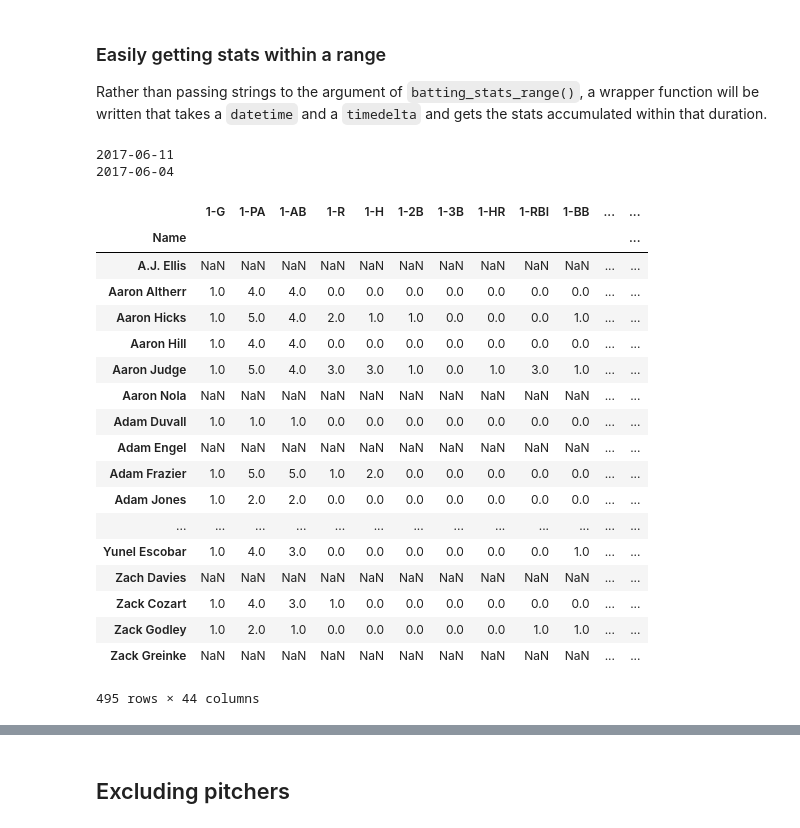
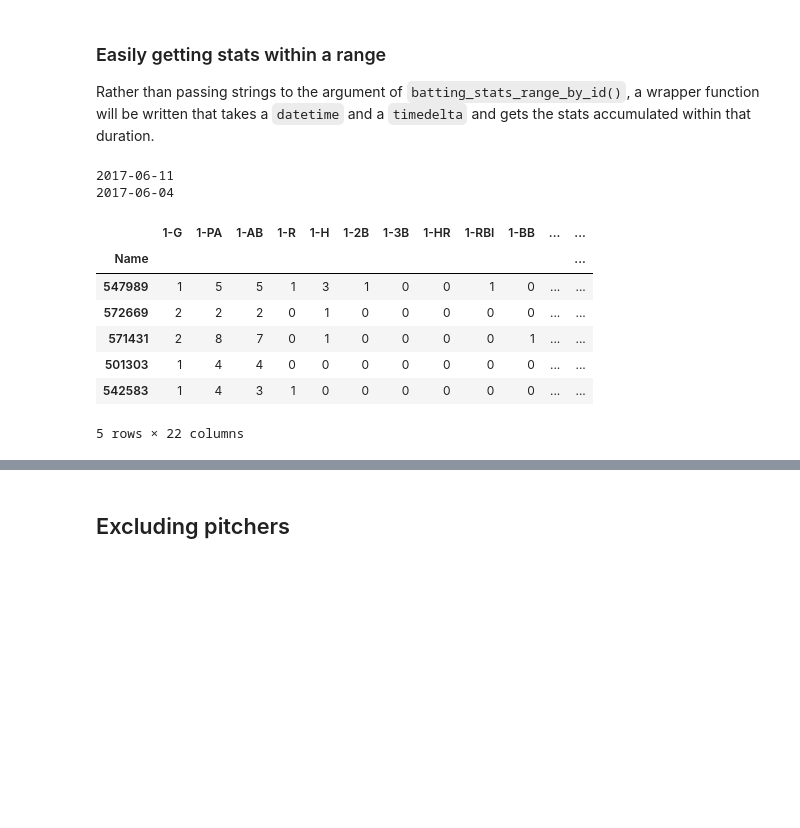
Before and after one commit to mdrews93/FantasyBaseball, a Jupyter notebook: Pybaseball-Exploration.ipynb, the cells around one changed output, grey strips where cells are left out. Drawn from its saved outputs; the diff is of its cells as text; code cells hidden in the pictures; blank space fills up the shorter version.

Commit message:
Completed data retrieval and started barebones analysis

```diff
--- a/Pybaseball-Exploration.ipynb
+++ b/Pybaseball-Exploration.ipynb
@@ -45,7 +46,7 @@ data.set_index("Name").join(get_fantasy_points(data).set_index("Name")).head()
 # %% [markdown]
 ### Easily getting stats within a range
 
-Rather than passing strings to the argument of `batting_stats_range()`, a wrapper function will be written that takes a `datetime` and a `timedelta` and gets the stats accumulated within that duration.
+Rather than passing strings to the argument of `batting_stats_range_by_id()`, a wrapper function will be written that takes a `datetime` and a `timedelta` and gets the stats accumulated within that duration.
 # %%
 cur_day = datetime.date(2017, 6, 11)
 day = datetime.timedelta(days=1)
@@ -58,16 +60,23 @@ print(start)
 2017-06-04
 # %%
 def get_batting_stats(cur_day, duration, forecasting=False):
-    yesterday = cur_day-datetime.timedelta(days=1)
-    if forecasting:
-        offset = datetime.timedelta(0)
-    else:
-        offset = datetime.timedelta(1)
+    try:
+        yesterday = cur_day-datetime.timedelta(days=1)
+        if forecasting:
+            offset = datetime.timedelta(0)
+        else:
+            offset = datetime.timedelta(1)
 
-    results = batting_stats_range((cur_day-duration).strftime("%Y-%m-%d"),
-                                  (cur_day-offset).strftime("%Y-%m-%d")
-                                 )
-    results.drop(columns=["Age", "#days", "Lev", "Tm"], inplace=True)
+        results = batting_stats_range_by_id((cur_day-duration).strftime("%Y-%m-%d"),
+                                            (cur_day-offset).strftime("%Y-%m-%d")
+                                           )
+        results.drop(columns=["Tm", "Age", "#days", "Lev"], inplace=True)
+
+    except IndexError as err:
+        print("{}: Unable to retrieve stats for {} and {} range.".format(err, cur_day, duration))
+        cols = ['Name', 'G', 'PA', 'AB', 'R', 'H', '2B', '3B', 'HR', 'RBI', 'BB', 'IBB',
+                'SO', 'HBP', 'SH', 'SF', 'GDP', 'SB', 'CS', 'BA', 'OBP', 'SLG', 'OPS']
+        results = pd.DataFrame(columns=cols)
 
     if not forecasting:
         new_names = [(i,str(duration.days)+"-"+i) for i in results.iloc[:, 1:].columns.values]
@@ -78,34 +87,23 @@ def get_batting_stats(cur_day, duration, forecasting=False):
 week_df = get_batting_stats(cur_day, week)
 day_df = get_batting_stats(cur_day, day)
 # %%
-def construct_multi_duration_dataframe(cur_day, durations, pitchers=[]):
+from functools import reduce
+def construct_multi_duration_dataframe(cur_day, durations):
     dfs = [get_batting_stats(cur_day, duration, forecasting=False).set_index("Name") for duration in durations]
-
-    return dfs[0].join(dfs[1:]).drop(pitchers)
+    return reduce(lambda left,right: pd.merge(left,right, how='outer', left_index=True, right_index=True), dfs)
 # %%
-results = construct_multi_duration_dataframe(cur_day, [day, week])
+results = construct_multi_duration_dataframe(cur_day, [day])
 # %%
-results
+results.head()
 # %% [output]
 |  | 1-G | 1-PA | 1-AB | 1-R | 1-H | 1-2B | 1-3B | 1-HR | 1-RBI | 1-BB | ... | ... |
 | Name |  |  |  |  |  |  |  |  |  |  |  | ... |
-| A.J. Ellis | NaN | NaN | NaN | NaN | NaN | NaN | NaN | NaN | NaN | NaN | ... | ... |
-| Aaron Altherr | 1.0 | 4.0 | 4.0 | 0.0 | 0.0 | 0.0 | 0.0 | 0.0 | 0.0 | 0.0 | ... | ... |
-| Aaron Hicks | 1.0 | 5.0 | 4.0 | 2.0 | 1.0 | 1.0 | 0.0 | 0.0 | 0.0 | 1.0 | ... | ... |
-| Aaron Hill | 1.0 | 4.0 | 4.0 | 0.0 | 0.0 | 0.0 | 0.0 | 0.0 | 0.0 | 0.0 | ... | ... |
-| Aaron Judge | 1.0 | 5.0 | 4.0 | 3.0 | 3.0 | 1.0 | 0.0 | 1.0 | 3.0 | 1.0 | ... | ... |
-| Aaron Nola | NaN | NaN | NaN | NaN | NaN | NaN | NaN | NaN | NaN | NaN | ... | ... |
-| Adam Duvall | 1.0 | 1.0 | 1.0 | 0.0 | 0.0 | 0.0 | 0.0 | 0.0 | 0.0 | 0.0 | ... | ... |
-| Adam Engel | NaN | NaN | NaN | NaN | NaN | NaN | NaN | NaN | NaN | NaN | ... | ... |
-| Adam Frazier | 1.0 | 5.0 | 5.0 | 1.0 | 2.0 | 0.0 | 0.0 | 0.0 | 0.0 | 0.0 | ... | ... |
-| Adam Jones | 1.0 | 2.0 | 2.0 | 0.0 | 0.0 | 0.0 | 0.0 | 0.0 | 0.0 | 0.0 | ... | ... |
-| ... | ... | ... | ... | ... | ... | ... | ... | ... | ... | ... | ... | ... |
-| Yunel Escobar | 1.0 | 4.0 | 3.0 | 0.0 | 0.0 | 0.0 | 0.0 | 0.0 | 0.0 | 1.0 | ... | ... |
-| Zach Davies | NaN | NaN | NaN | NaN | NaN | NaN | NaN | NaN | NaN | NaN | ... | ... |
-| Zack Cozart | 1.0 | 4.0 | 3.0 | 1.0 | 0.0 | 0.0 | 0.0 | 0.0 | 0.0 | 0.0 | ... | ... |
-| Zack Godley | 1.0 | 2.0 | 1.0 | 0.0 | 0.0 | 0.0 | 0.0 | 0.0 | 1.0 | 1.0 | ... | ... |
-| Zack Greinke | NaN | NaN | NaN | NaN | NaN | NaN | NaN | NaN | NaN | NaN | ... | ... |
+| 547989 | 1 | 5 | 5 | 1 | 3 | 1 | 0 | 0 | 1 | 0 | ... | ... |
+| 572669 | 2 | 2 | 2 | 0 | 1 | 0 | 0 | 0 | 0 | 0 | ... | ... |
+| 571431 | 2 | 8 | 7 | 0 | 1 | 0 | 0 | 0 | 0 | 1 | ... | ... |
+| 501303 | 1 | 4 | 4 | 0 | 0 | 0 | 0 | 0 | 0 | 0 | ... | ... |
+| 542583 | 1 | 4 | 3 | 1 | 0 | 0 | 0 | 0 | 0 | 0 | ... | ... |
-495 rows × 44 columns
+5 rows × 22 columns
 # %%
 def add_fantasy_points(cur_day, dataframe):
     points = get_fantasy_points(get_batting_stats(cur_day,
```
Also changed, not shown: parts of 33 cells of this notebook, 3 other files.
